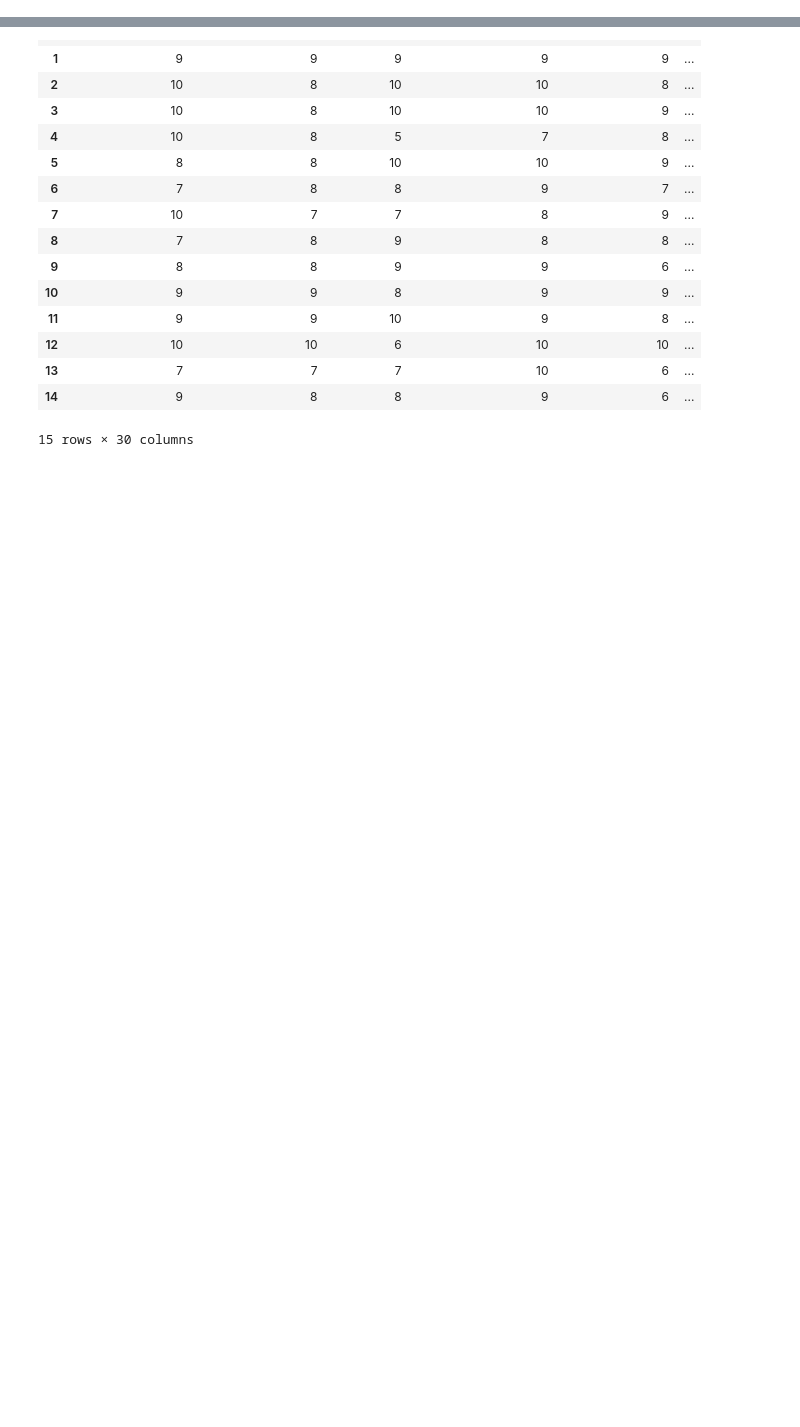
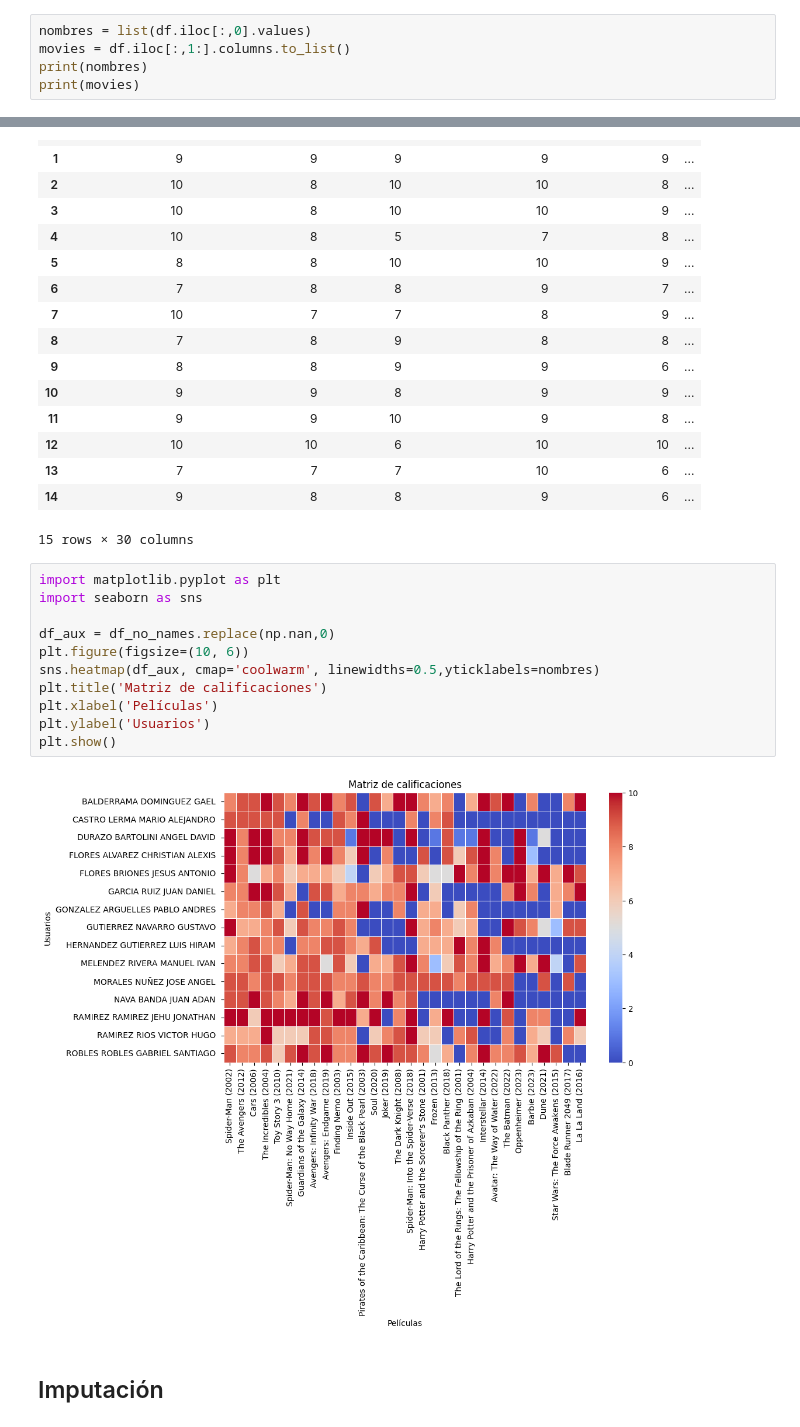
Before and after one commit to gmauricio-toledo/NLP-LCC, a Jupyter notebook: Notebooks/P02-SVD_Espacios_Latentes.ipynb, the cells around one changed output, grey strips where cells are left out. Cells and saved outputs as stored; diff of their text form; blank space fills up the shorter version.

```diff
--- a/Notebooks/P02-SVD_Espacios_Latentes.ipynb
+++ b/Notebooks/P02-SVD_Espacios_Latentes.ipynb
@@ -19,3 +19,8 @@ df.head()
 | 3 | FLORES ALVAREZ CHRISTIAN ALEXIS | 10 | 8 | 10 | 10 | ... |
 | 4 | FLORES BRIONES JESUS ANTONIO | 10 | 8 | 5 | 7 | ... |
 5 rows × 31 columns
+# %%
+nombres = list(df.iloc[:,0].values)
+movies = df.iloc[:,1:].columns.to_list()
+print(nombres)
+print(movies)
@@ -41,6 +49,21 @@ df_no_names
 | 13 | 7 | 7 | 7 | 10 | 6 | ... |
 | 14 | 9 | 8 | 8 | 9 | 6 | ... |
 15 rows × 30 columns
+# %%
+import matplotlib.pyplot as plt
+import seaborn as sns
+
+df_aux = df_no_names.replace(np.nan,0)
+plt.figure(figsize=(10, 6))
+sns.heatmap(df_aux, cmap='coolwarm', linewidths=0.5,yticklabels=nombres)
+plt.title('Matriz de calificaciones')
+plt.xlabel('Películas')
+plt.ylabel('Usuarios')
+plt.show()
+# %% [output]
+[figure, added]
+# %% [markdown]
+## Imputación
 # %%
 #Utilizando simple imputer para los datos faltantes
 from sklearn.impute import SimpleImputer
```
Also changed, not shown: parts of 19 cells of this notebook.
